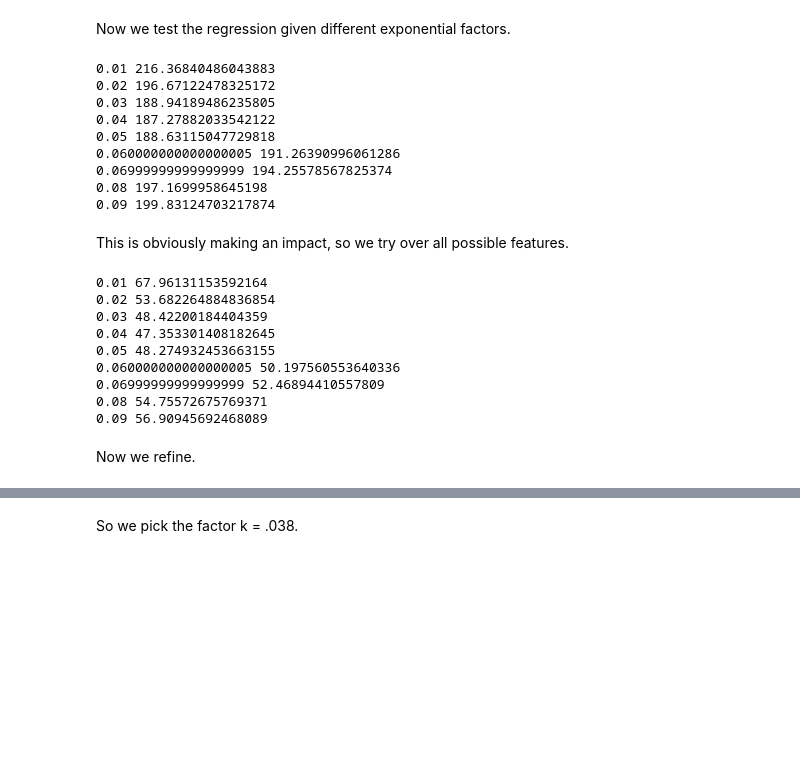
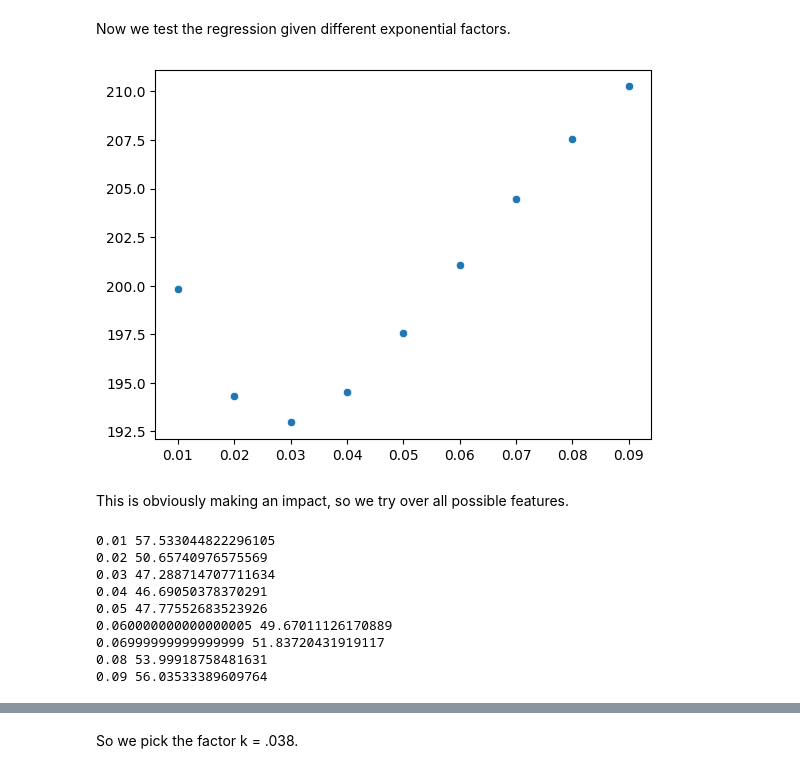
Before and after one commit to genserk/Concrete, a Jupyter notebook: Concrete.ipynb, the cells around one changed output, grey strips where cells are left out. Drawn from its saved outputs; the diff is of its cells as text; code cells hidden in the pictures; blank space fills up the shorter version.

```diff
--- a/Concrete.ipynb
+++ b/Concrete.ipynb
@@ -126,19 +111,33 @@ def get_slr_mses(data, features_list, y, n_splits=5, rs=97):
+# %%
+def slr_cv(data, features, n_jobs, n_splits=5, rs=97, print_best=True):
+
+    grid_cv = GridSearchCV(LinearRegression(copy_X=True),
+                           param_grid={'n_jobs': n_jobs},
+                              scoring = 'neg_mean_squared_error',
+                              cv = 5)
+
+    ## you fit it just like a model
+    grid_cv.fit(data[features], data['strength'])
+
+    if print_best:
+        print(f'The best set of parameters is {grid_cv.best_params_}')
+        print(f'The best set of score is {-grid_cv.best_score_}')
+
+    return grid_cv
 # %% [markdown]
 Now we test the regression given different exponential factors.
 # %%
+exp_mses = []
 for factor in np.arange(.01, .1, .01):
     concrete_train['exp_age'] = np.exp(-factor * concrete_train['age'])
-    print(factor, get_slr_mses(concrete_train, [['exp_age']], 'strength')[0])
+    exp_mses.append(-slr_cv(concrete_train, ['exp_age'], [1], print_best=False).best_score_)
+
+sns.scatterplot(x=np.arange(.01, .1, .01),
+y=exp_mses)
+
+plt.show()
 # %% [output]
-0.01 216.36840486043883
-0.02 196.67122478325172
-0.03 188.94189486235805
-0.04 187.27882033542122
-0.05 188.63115047729818
-0.060000000000000005 191.26390996061286
-0.06999999999999999 194.25578567825374
-0.08 197.1699958645198
-0.09 199.83124703217874
+[figure, added]
 # %% [markdown]
 This is obviously making an impact, so we try over all possible features.
 # %%
@@ -147,16 +146,14 @@ features = ['cement', 'slag', 'ash', 'water', 'superplastic', 'coarseagg',
 
 for factor in np.arange(.01, .1, .01):
     concrete_train['exp_age'] = np.exp(-factor * concrete_train['age'])
-    print(factor, np.min(get_slr_mses(concrete_train, powerset(features), 'strength')))
+    print(factor, -slr_cv(concrete_train, features, [1], print_best=False).best_score_)
 # %% [output]
-0.01 67.96131153592164
-0.02 53.682264884836854
-0.03 48.42200184404359
-0.04 47.353301408182645
-0.05 48.274932453663155
-0.060000000000000005 50.197560553640336
-0.06999999999999999 52.46894410557809
-0.08 54.75572675769371
-0.09 56.90945692468089
+0.01 57.533044822296105
+0.02 50.65740976575569
+0.03 47.288714707711634
+0.04 46.69050378370291
+0.05 47.77552683523926
+0.060000000000000005 49.67011126170889
+0.06999999999999999 51.83720431919117
+0.08 53.99918758481631
+0.09 56.03533389609764
-# %% [markdown]
-Now we refine.
```
Also changed, not shown: parts of 111 cells of this notebook.
